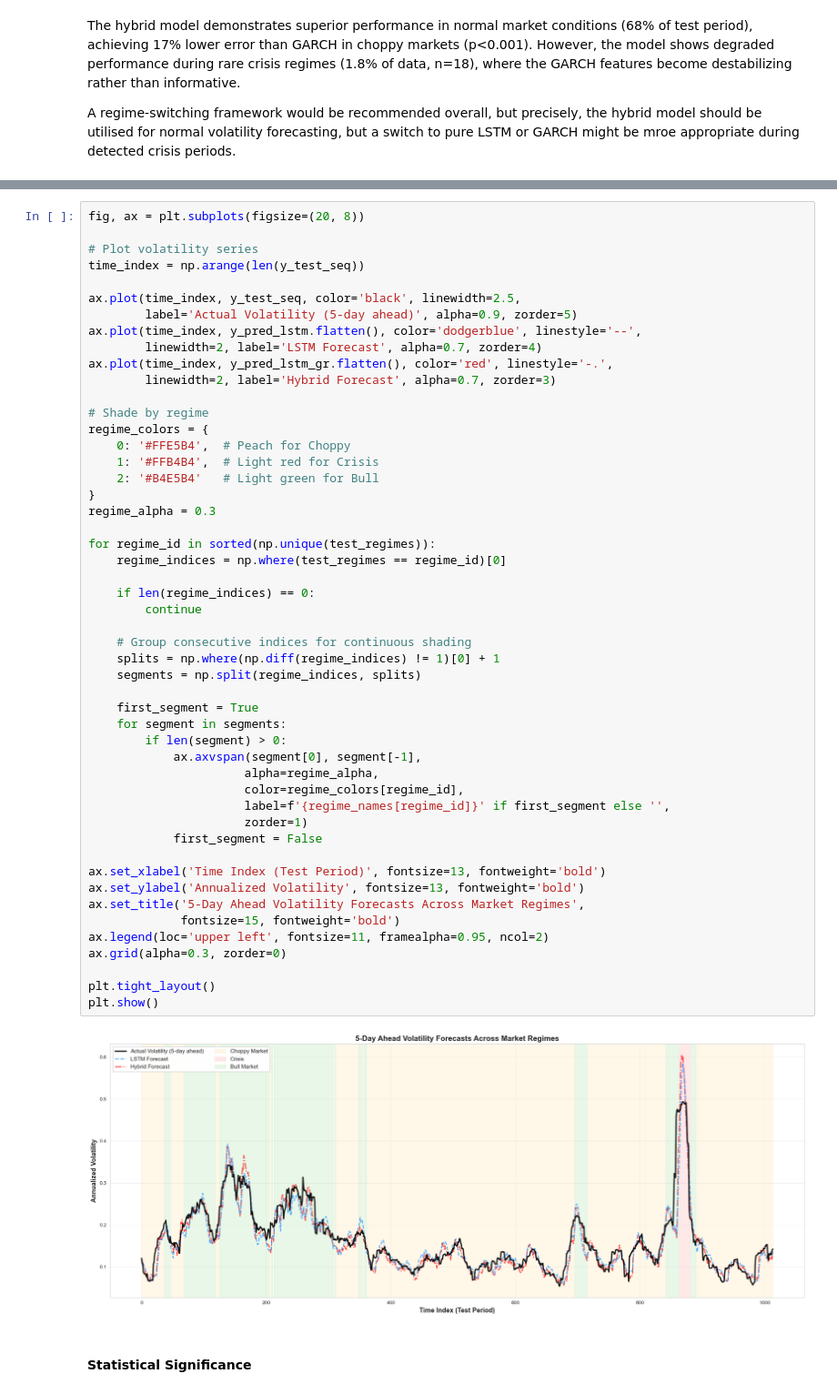
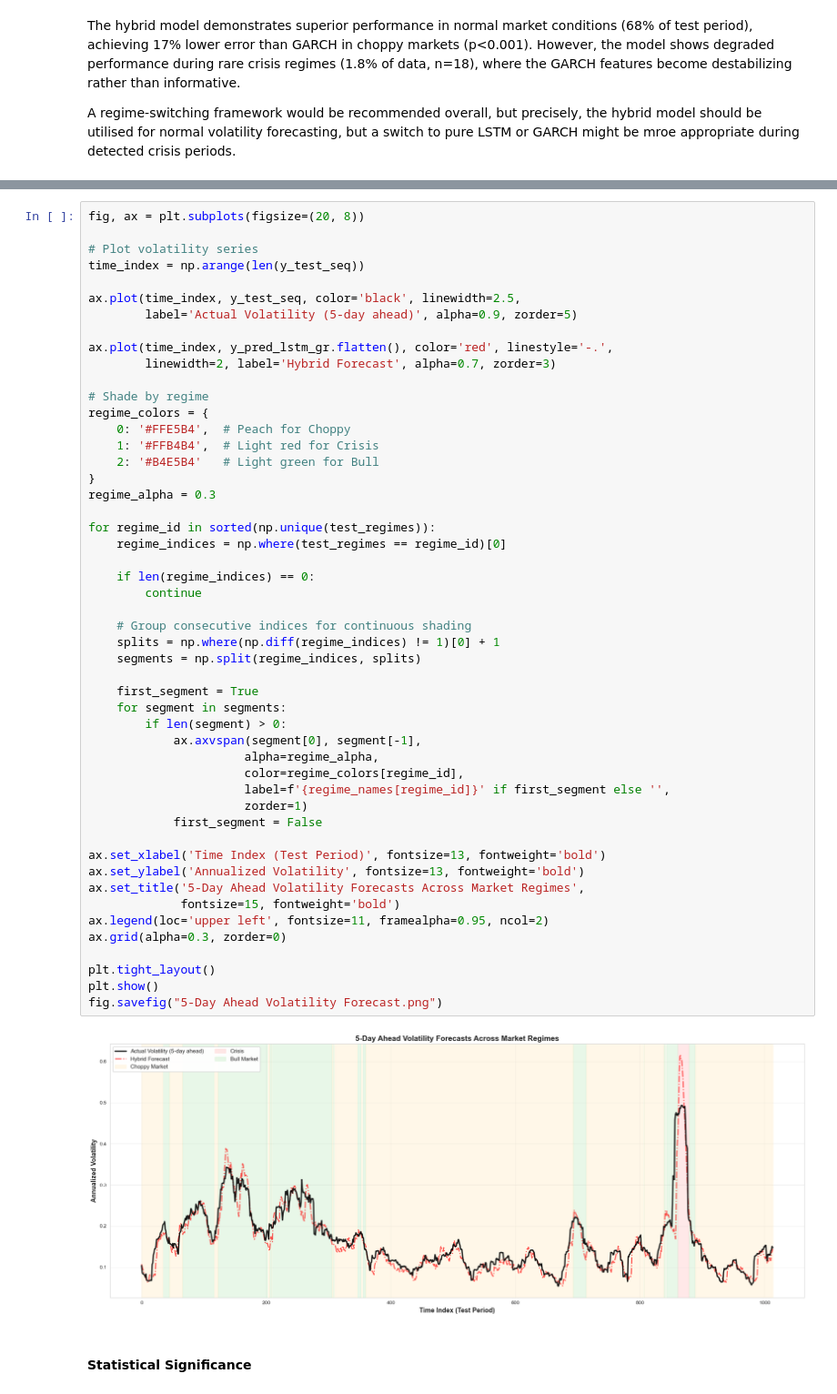
Before and after one commit to Adeleye-Emmanuel/Volatility-Forecasting-Using-Regime-Aware-LSTM-and-GARCH-Model, a Jupyter notebook: Volatility Forecasting.ipynb, the cells around one changed output, grey strips where cells are left out. Shown at 91% size. Cells and saved outputs as stored; diff of their text form.

```diff
--- a/Volatility Forecasting.ipynb
+++ b/Volatility Forecasting.ipynb
@@ -1865,8 +1870,7 @@ time_index = np.arange(len(y_test_seq))
 
 ax.plot(time_index, y_test_seq, color='black', linewidth=2.5,
         label='Actual Volatility (5-day ahead)', alpha=0.9, zorder=5)
-ax.plot(time_index, y_pred_lstm.flatten(), color='dodgerblue', linestyle='--',
-        linewidth=2, label='LSTM Forecast', alpha=0.7, zorder=4)
+
 ax.plot(time_index, y_pred_lstm_gr.flatten(), color='red', linestyle='-.',
         linewidth=2, label='Hybrid Forecast', alpha=0.7, zorder=3)
 
@@ -1881,34 +1885,35 @@ regime_alpha = 0.3
 for regime_id in sorted(np.unique(test_regimes)):
     regime_indices = np.where(test_regimes == regime_id)[0]
 
     if len(regime_indices) == 0:
         continue
 
     # Group consecutive indices for continuous shading
     splits = np.where(np.diff(regime_indices) != 1)[0] + 1
     segments = np.split(regime_indices, splits)
 
     first_segment = True
     for segment in segments:
         if len(segment) > 0:
             ax.axvspan(segment[0], segment[-1],
                       alpha=regime_alpha,
                       color=regime_colors[regime_id],
                       label=f'{regime_names[regime_id]}' if first_segment else '',
                       zorder=1)
             first_segment = False
 
 ax.set_xlabel('Time Index (Test Period)', fontsize=13, fontweight='bold')
 ax.set_ylabel('Annualized Volatility', fontsize=13, fontweight='bold')
 ax.set_title('5-Day Ahead Volatility Forecasts Across Market Regimes',
              fontsize=15, fontweight='bold')
 ax.legend(loc='upper left', fontsize=11, framealpha=0.95, ncol=2)
 ax.grid(alpha=0.3, zorder=0)
 
 plt.tight_layout()
 plt.show()
+fig.savefig("5-Day Ahead Volatility Forecast.png")
 # %% [output]
-[figure, old version]
+[figure, new version]
 # %% [markdown]
 #### Statistical Significance
 # %%
```
Also changed, not shown: parts of 61 cells of this notebook.
